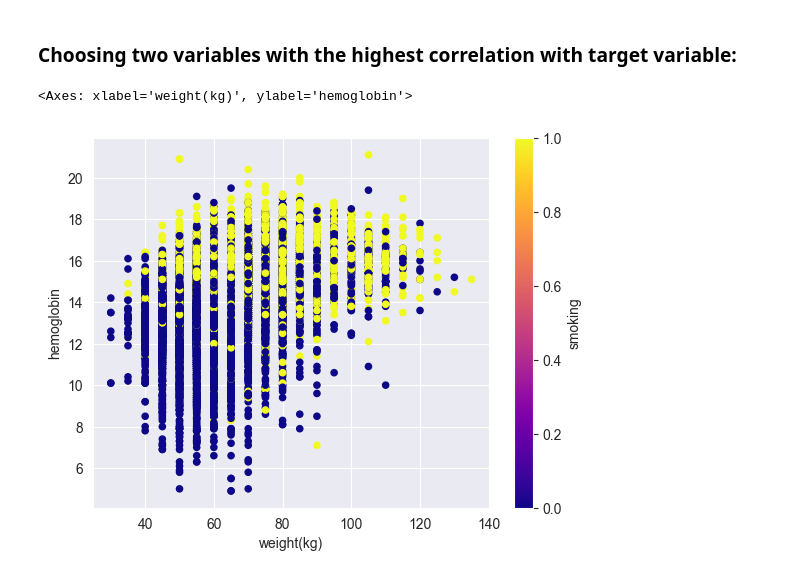
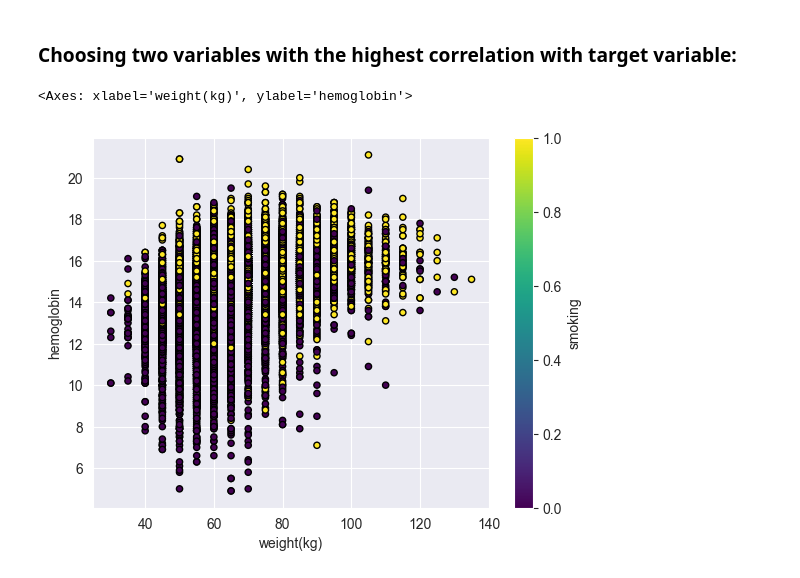
Before and after one commit to balooooooooo/machine_learning_1_coursework, a Jupyter notebook: data_exploration.ipynb, the cells around one changed output. Saved outputs shown, nothing was run; the diff lists cells and outputs as text; code cells hidden in the pictures.

```diff
--- a/data_exploration.ipynb
+++ b/data_exploration.ipynb
@@ -63,8 +63,10 @@ bar_chart(train, "vision")
 # %%
 train.plot.scatter(x = 'weight(kg)',
                    y = 'hemoglobin',
                    c = 'smoking',
-                   colormap = 'plasma')
+                   colormap = 'viridis',
+                   edgecolors='k'
+                   )
 # %% [output]
 <Axes: xlabel='weight(kg)', ylabel='hemoglobin'>
-[figure, old version]
+[figure, new version]
```
